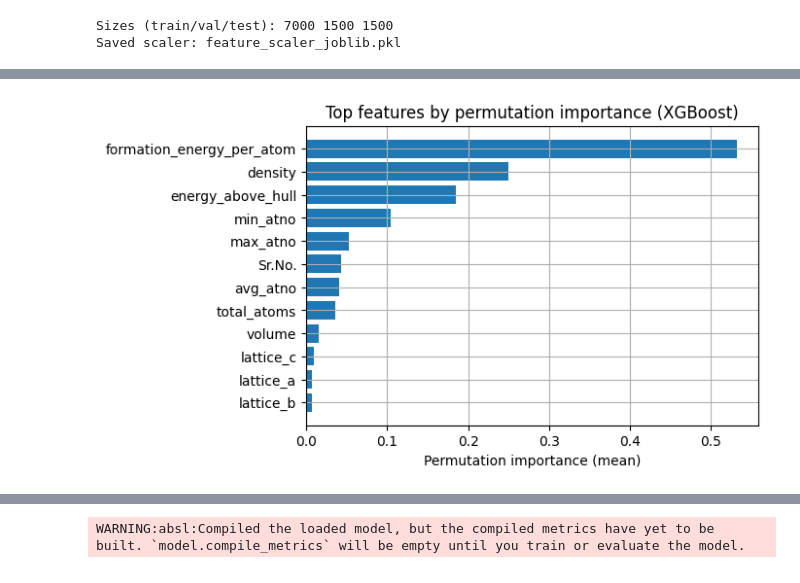
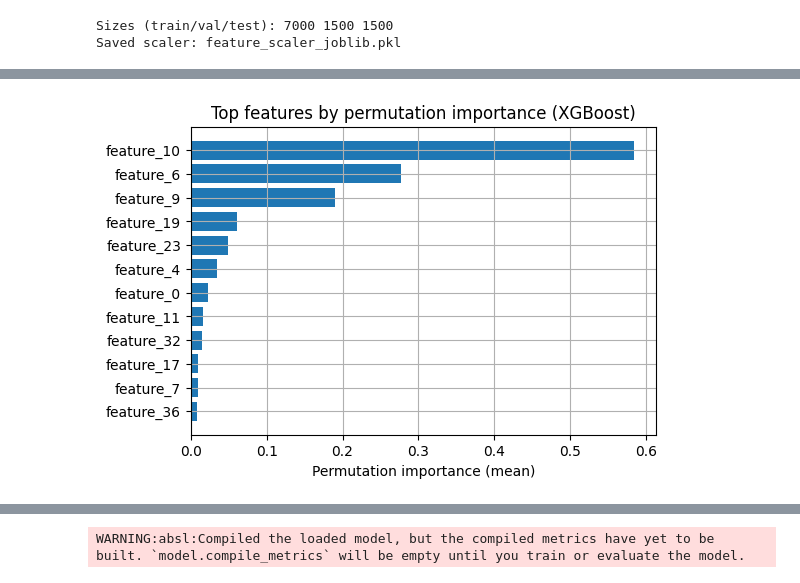
Before and after one commit to Kushal94gitgit/Research-project, a Jupyter notebook: Researchinbandgap.ipynb, the cells around one changed output, grey strips where cells are left out. Saved outputs shown, nothing was run; the diff lists cells and outputs as text; code cells hidden in the pictures.

```diff
--- a/Researchinbandgap.ipynb
+++ b/Researchinbandgap.ipynb
@@ -632,12 +608,57 @@ XGBoost R²: 0.66126949020091
 # %%
-# Use permutation importance on the XGBoost model (fast and model-agnostic)
-result = permutation_importance(xgb_model, X_test, y_test, n_repeats=10, random_state=42, n_jobs=2)
-imp = pd.DataFrame({"feature": valid_features, "importance_mean": result.importances_mean, "importance_std": result.importances_std})
+# Kushal cell 11
+# Permutation importance with guaranteed feature-name alignment
+
+import numpy as np
+import pandas as pd
+import matplotlib.pyplot as plt
+from sklearn.inspection import permutation_importance
+
+# Number of model input features
+n_features = X_test.shape[1]
+
+# Case 1: feature names match X_test
+if 'valid_features' in globals() and len(valid_features) == n_features:
+    feature_names = valid_features
+
+# Case 2: feature names missing or mismatched → create safe fallback names
+else:
+    feature_names = [f"feature_{i}" for i in range(n_features)]
+    print("Warning: feature name mismatch — using fallback feature names")
+
+print("Features used by model:", n_features)
+
+# Compute permutation importance
+result = permutation_importance(
+    xgb_model,
+    X_test,
+    y_test,
+    n_repeats=10,
+    random_state=42,
+    n_jobs=2
+)
+
+# Build importance DataFrame (guaranteed same length)
+imp = pd.DataFrame({
+    "feature": feature_names,
+    "importance_mean": result.importances_mean,
+    "importance_std": result.importances_std
+})
+
+# Sort by importance
 imp = imp.sort_values("importance_mean", ascending=False).reset_index(drop=True)
+
+# Display results
 display(imp.head(15))
 
-plt.figure(figsize=(6,4))
-plt.barh(imp['feature'][:12][::-1], imp['importance_mean'][:12][::-1])
+# Plot top features
+top_n = min(12, len(imp))
+
+plt.figure(figsize=(6, 4))
+plt.barh(
+    imp.loc[:top_n-1, "feature"][::-1],
+    imp.loc[:top_n-1, "importance_mean"][::-1]
+)
 plt.xlabel("Permutation importance (mean)")
 plt.title("Top features by permutation importance (XGBoost)")
 plt.grid(True)
@@ -662,2 +685,2 @@ plt.show()
-[figure, old version]
+[figure, new version]
 # %%
```
Also changed, not shown: parts of 14 cells of this notebook.
